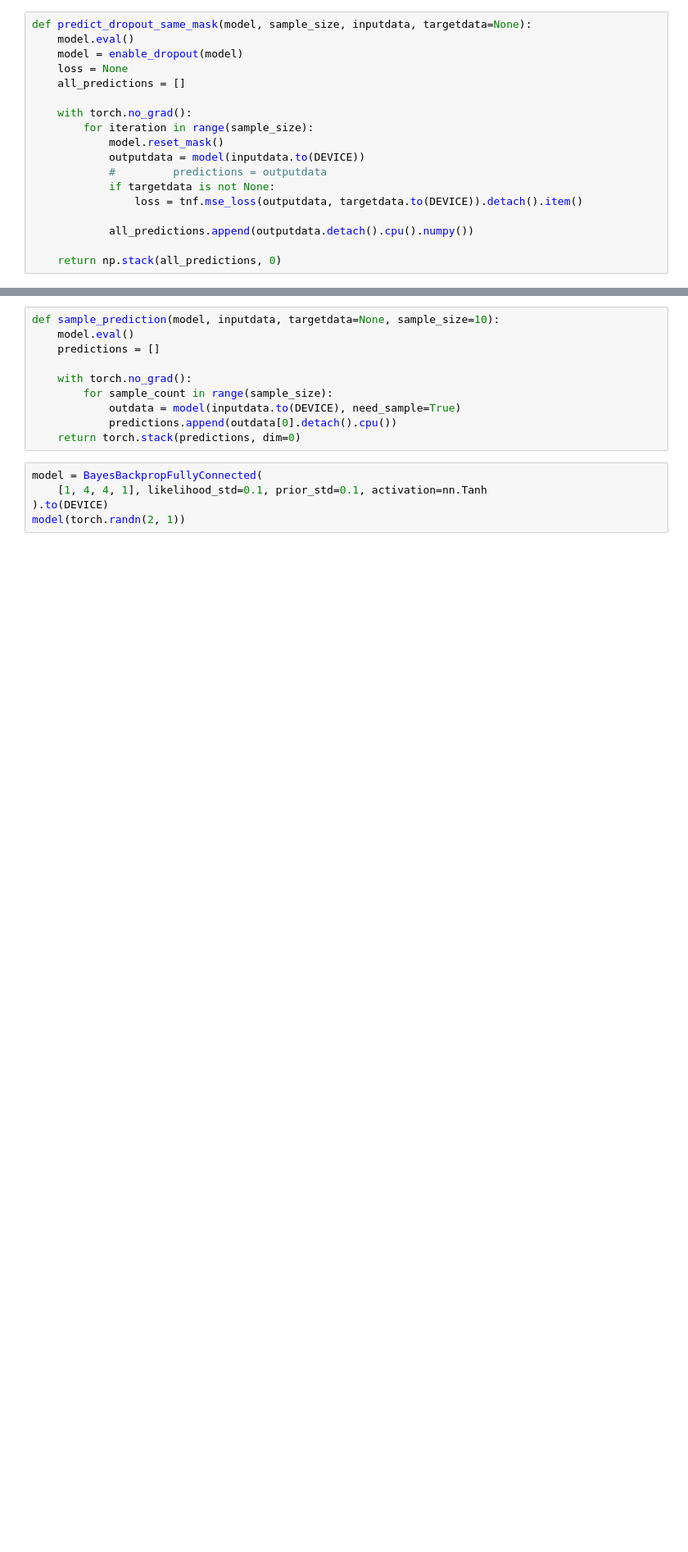
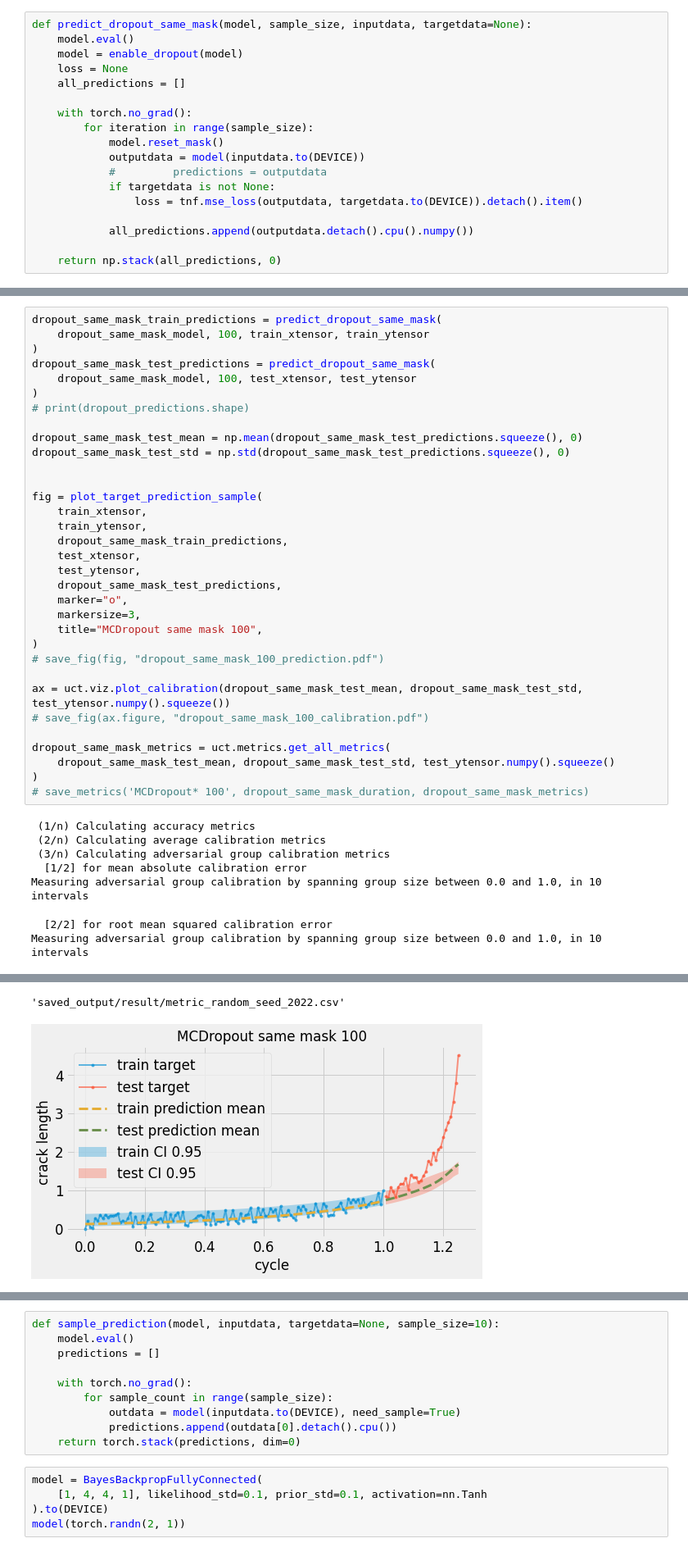
Before and after one commit to phanav/probabilistic-physics-satie, a Jupyter notebook: src/probabilistic_physics_inform_v3.ipynb, the cells around one changed output, grey strips where cells are left out. Shown at 82% size. Cells and saved outputs as stored; diff of their text form; blank space fills up the shorter version.

```diff
--- a/src/probabilistic_physics_inform_v3.ipynb
+++ b/src/probabilistic_physics_inform_v3.ipynb
@@ -1883,0 +2046,41 @@ def predict_dropout_same_mask(model, sample_size, inputdata, targetdata=None):
+# %%
+dropout_same_mask_train_predictions = predict_dropout_same_mask(
+    dropout_same_mask_model, 100, train_xtensor, train_ytensor
+)
+dropout_same_mask_test_predictions = predict_dropout_same_mask(
+    dropout_same_mask_model, 100, test_xtensor, test_ytensor
+)
+# print(dropout_predictions.shape)
+
+dropout_same_mask_test_mean = np.mean(dropout_same_mask_test_predictions.squeeze(), 0)
+dropout_same_mask_test_std = np.std(dropout_same_mask_test_predictions.squeeze(), 0)
+
+
+fig = plot_target_prediction_sample(
+    train_xtensor,
+    train_ytensor,
+    dropout_same_mask_train_predictions,
+    test_xtensor,
+    test_ytensor,
+    dropout_same_mask_test_predictions,
+    marker="o",
+    markersize=3,
+    title="MCDropout same mask 100",
+)
+# save_fig(fig, "dropout_same_mask_100_prediction.pdf")
+
+ax = uct.viz.plot_calibration(dropout_same_mask_test_mean, dropout_same_mask_test_std, test_ytensor.numpy().squeeze())
+# save_fig(ax.figure, "dropout_same_mask_100_calibration.pdf")
+
+dropout_same_mask_metrics = uct.metrics.get_all_metrics(
+    dropout_same_mask_test_mean, dropout_same_mask_test_std, test_ytensor.numpy().squeeze()
+)
+# save_metrics('MCDropout* 100', dropout_same_mask_duration, dropout_same_mask_metrics)
+# %% [output]
+ (1/n) Calculating accuracy metrics
+ (2/n) Calculating average calibration metrics
+ (3/n) Calculating adversarial group calibration metrics
+  [1/2] for mean absolute calibration error
+Measuring adversarial group calibration by spanning group size between 0.0 and 1.0, in 10 intervals
+  [2/2] for root mean squared calibration error
+Measuring adversarial group calibration by spanning group size between 0.0 and 1.0, in 10 intervals
@@ -1883,0 +2104,2 @@ def predict_dropout_same_mask(model, sample_size, inputdata, targetdata=None):
+'saved_output/result/metric_random_seed_2022.csv'
+[figure, added]
```
Also changed, not shown: parts of 14 cells of this notebook.
